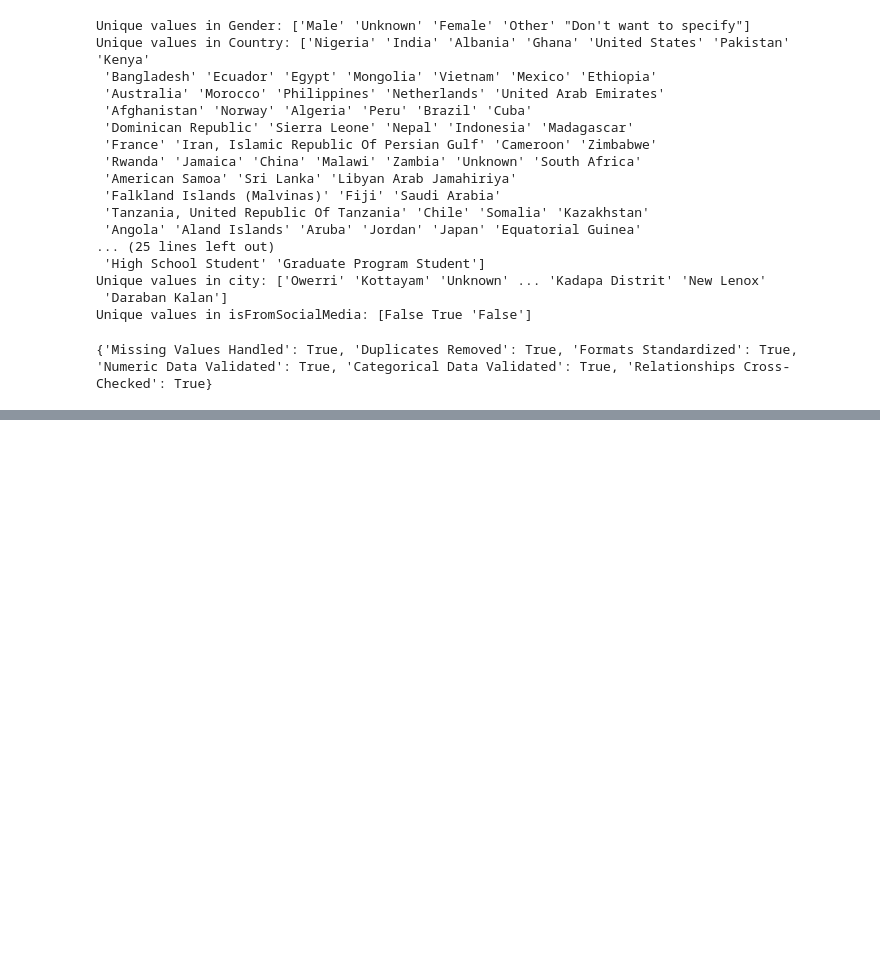
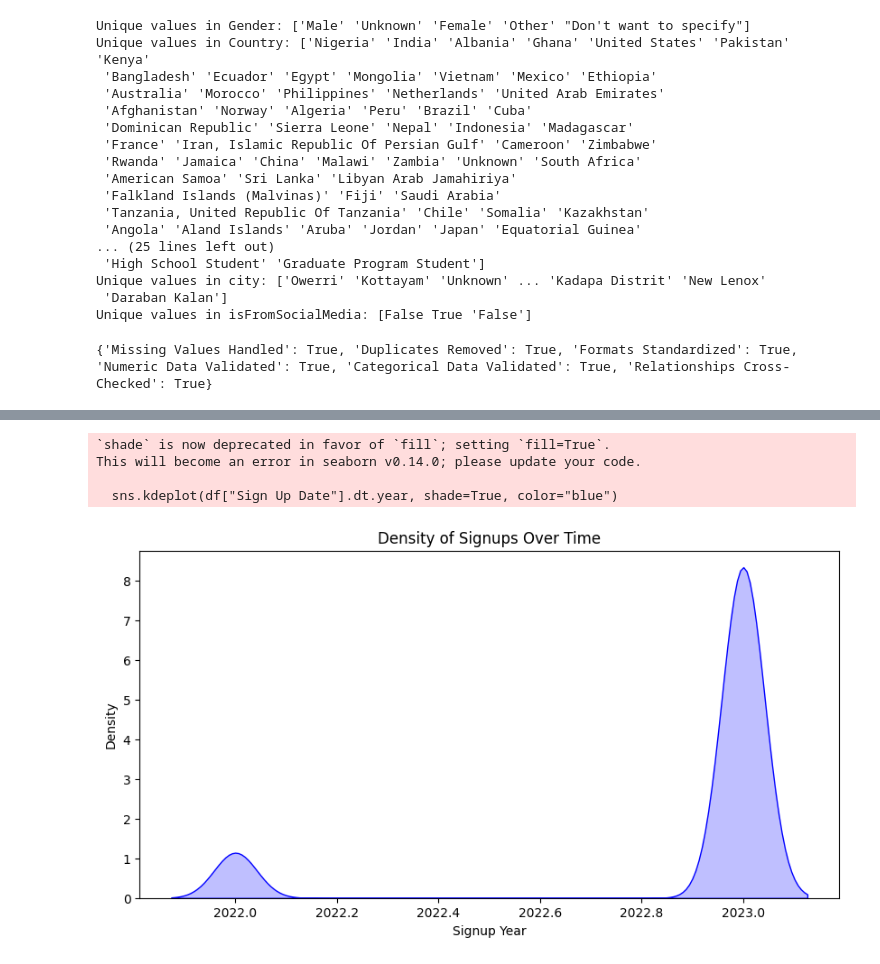
Before and after one commit to srijapamu25/Project-2, a Jupyter notebook: User_data_(Week_1).ipynb, the cells around one changed output, grey strips where cells are left out. Drawn from its saved outputs; the diff is of its cells as text; code cells hidden in the pictures; blank space fills up the shorter version.

```diff
--- a/User_data_(Week_1).ipynb
+++ b/User_data_(Week_1).ipynb
@@ -191,0 +219,15 @@ print(summary)
+# %%
+# Density plot for Signup trends over time
+
+plt.figure(figsize=(10, 5))
+sns.kdeplot(df["Sign Up Date"].dt.year, shade=True, color="blue")
+plt.title("Density of Signups Over Time")
+plt.xlabel("Signup Year")
+plt.ylabel("Density")
+plt.show()
+# %% [output]
+`shade` is now deprecated in favor of `fill`; setting `fill=True`.
+This will become an error in seaborn v0.14.0; please update your code.
+
+  sns.kdeplot(df["Sign Up Date"].dt.year, shade=True, color="blue")
+[figure, added]
```
Also changed, not shown: parts of 8 cells of this notebook.
